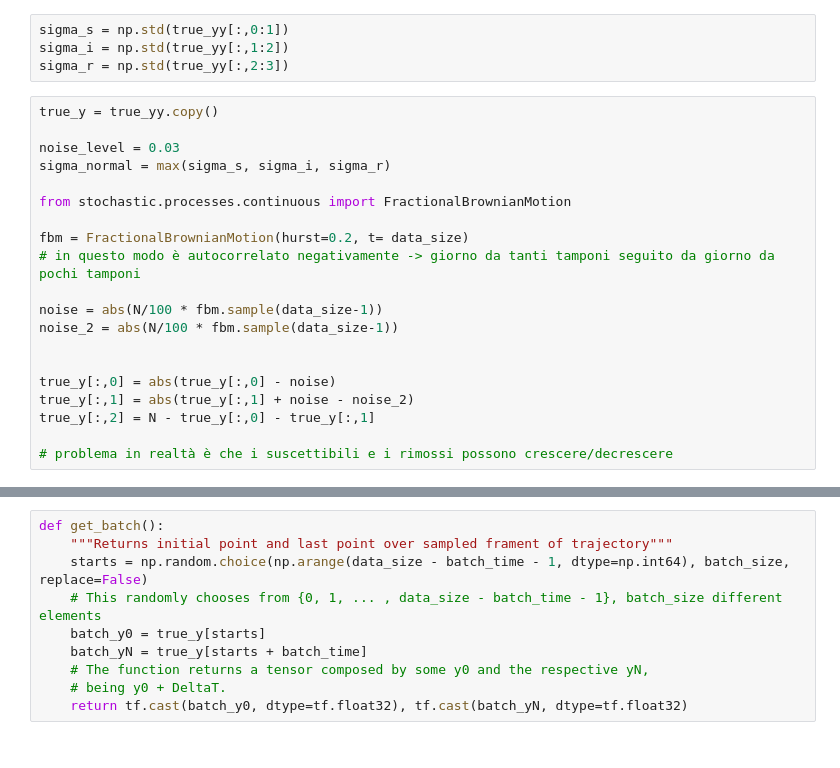
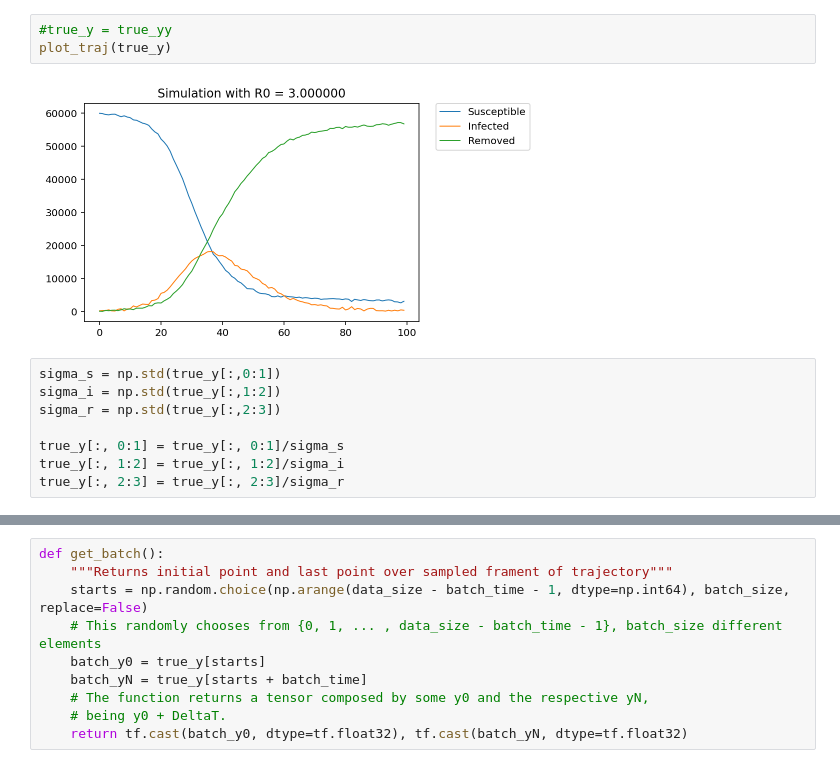
Before and after one commit to SirPopiel/Bayesian-ODEs, a Jupyter notebook: BDP_2/SIR/SIR_dev.ipynb, the cells around one changed output, grey strips where cells are left out. Drawn from its saved outputs; the diff is of its cells as text.

```diff
--- a/BDP_2/SIR/SIR_dev.ipynb
+++ b/BDP_2/SIR/SIR_dev.ipynb
@@ -62,27 +135,16 @@ plot_traj(true_yy)
+# %%
+#true_y = true_yy
+plot_traj(true_y)
+# %% [output]
+[figure, added]
 # %%
-sigma_s = np.std(true_yy[:,0:1])
-sigma_i = np.std(true_yy[:,1:2])
-sigma_r = np.std(true_yy[:,2:3])
+sigma_s = np.std(true_y[:,0:1])
+sigma_i = np.std(true_y[:,1:2])
+sigma_r = np.std(true_y[:,2:3])
+
+true_y[:, 0:1] = true_y[:, 0:1]/sigma_s
+true_y[:, 1:2] = true_y[:, 1:2]/sigma_i
+true_y[:, 2:3] = true_y[:, 2:3]/sigma_r
-# %%
-true_y = true_yy.copy()
-
-noise_level = 0.03
-sigma_normal = max(sigma_s, sigma_i, sigma_r)
-
-from stochastic.processes.continuous import FractionalBrownianMotion
-
-fbm = FractionalBrownianMotion(hurst=0.2, t= data_size)
-# in questo modo è autocorrelato negativamente -> giorno da tanti tamponi seguito da giorno da pochi tamponi
-
-noise = abs(N/100 * fbm.sample(data_size-1))
-noise_2 = abs(N/100 * fbm.sample(data_size-1))
-
-
-true_y[:,0] = abs(true_y[:,0] - noise)
-true_y[:,1] = abs(true_y[:,1] + noise - noise_2)
-true_y[:,2] = N - true_y[:,0] - true_y[:,1]
-
-# problema in realtà è che i suscettibili e i rimossi possono crescere/decrescere
 # %%
 plot_traj(true_y)
 # %% [output]
```
Also changed, not shown: parts of 31 cells of this notebook, 24 other files.
